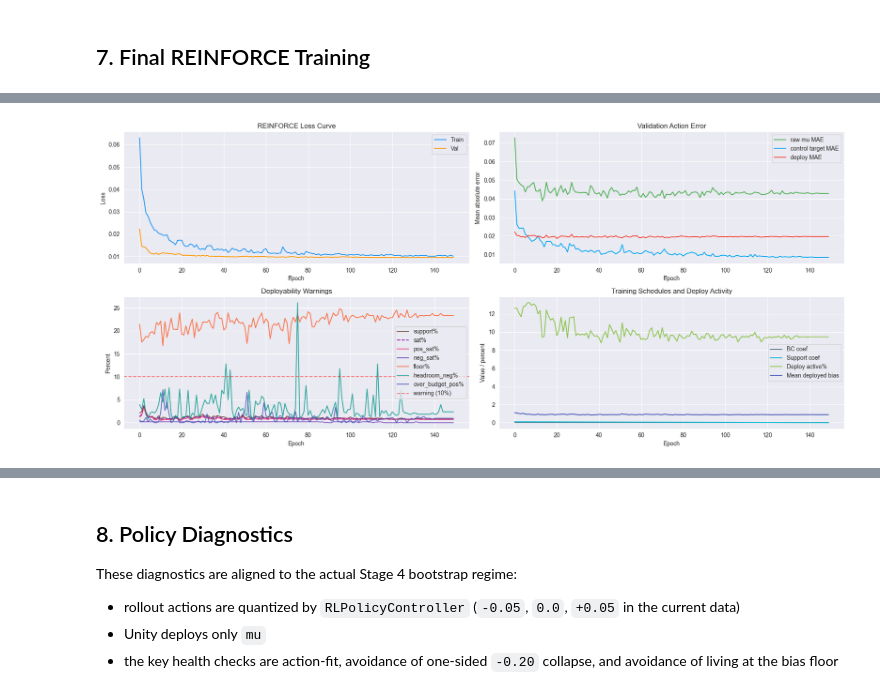
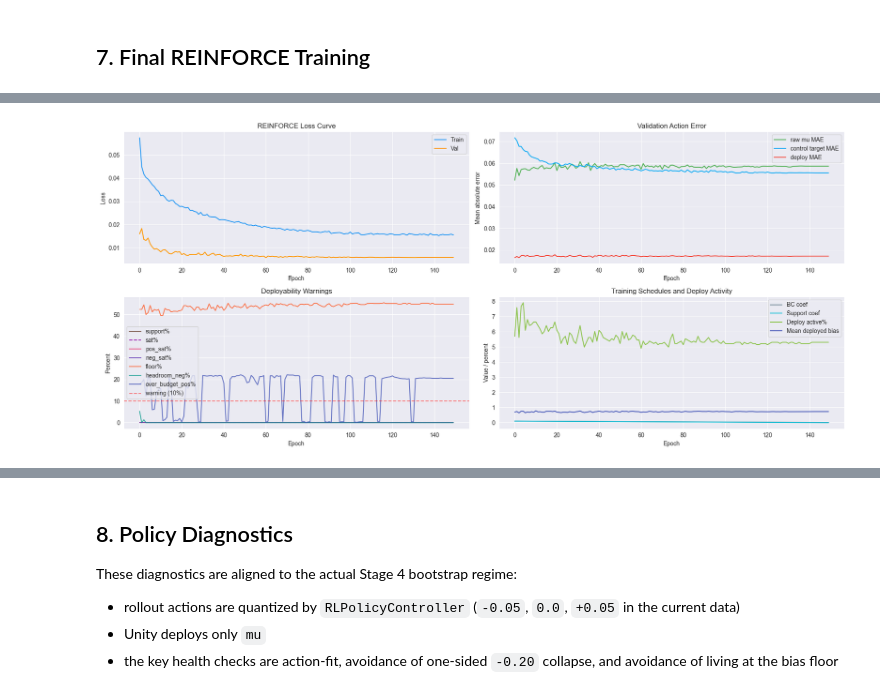
Before and after one commit to Silent0Wings/neural-lod, a Jupyter notebook: ml_pipeline/training/Stage_4/train_rl_policy_stage4.ipynb, the cells around one changed output, grey strips where cells are left out. Drawn from its saved outputs; the diff is of its cells as text; code cells hidden in the pictures.

```diff
--- a/ml_pipeline/training/Stage_4/train_rl_policy_stage4.ipynb
+++ b/ml_pipeline/training/Stage_4/train_rl_policy_stage4.ipynb
@@ -567,17 +639,9 @@ r_budget = (
     - OVER_BUDGET_COEF * over_budget
     - UNDER_BUDGET_COEF * under_budget
 )
-r_quality = QUALITY_REWARD_COEF * (gpu <= T_TARGET).astype('float32') * (0.5 * coverage_norm + 0.5 * bias_norm)
 r_recovery = RECOVERY_REWARD_COEF * under_budget_headroom * np.clip(bias_after - bias_before, 0.0, None).astype('float32')
-r_direction = CONTROL_DIRECTION_REWARD_COEF * (
-    (gpu > (T_TARGET + CONTROL_DEADBAND_MS)).astype('float32') * np.clip(-signed_bias_delta, 0.0, None)
-    + under_budget_headroom * np.clip(signed_bias_delta, 0.0, None)
-)
-r_near_target_penalty = NEAR_TARGET_ACTION_PENALTY_COEF * near_target * np.abs(signed_bias_delta)
-floor_distance = np.clip((BIAS_MIN + FLOOR_MARGIN) - bias_after, 0.0, None) / max(FLOOR_MARGIN, 1e-6)
-r_floor_penalty = LOW_BIAS_PENALTY_COEF * under_budget_headroom * floor_distance.astype('float32')
 
-rewards = np.clip(r_budget + r_quality + r_recovery + r_direction - r_near_target_penalty - r_floor_penalty, -REWARD_CLIP, REWARD_CLIP).astype('float32')
+rewards = np.clip(r_budget + r_recovery, -REWARD_CLIP, REWARD_CLIP).astype('float32')
 
 if len(rewards) == 0:
     raise ValueError('rewards is empty -- df_clean is empty')
@@ -1242,6 +1343,7 @@ history = {
     'r_quality_mean': [],
     'r_recovery_mean': [],
     'r_floor_penalty_mean': [],
+    'r_target_zone_mean': [],
     'bc_coef': [],
     'support_coef': [],
 }
@@ -1249,7 +1351,10 @@ n = len(X_tr_t)
 
 logging.info(f'TRAINING START | epochs={EPOCHS} lr={bp["lr"]:.5g} | fixed-sigma mu policy')
 
+# Initialize adaptive tuner for coefficient adjustment
+
 for epoch in range(EPOCHS):
+
     progress = epoch / max(EPOCHS - 1, 1)
     bc_coef = linear_schedule(BC_COEF_START, BC_COEF_END, progress)
     support_coef = linear_schedule(SUPPORT_COEF_START, SUPPORT_COEF_END, progress)
@@ -1261,7 +1366,7 @@ for epoch in range(EPOCHS):
     for start in range(0, n, BATCH_SIZE):
         b = idx[start:start + BATCH_SIZE]
         optimizer.zero_grad()
-        loss = reinforce_loss(model, X_tr_t[b], A_tr_t[b], G_tr_t[b], progress=progress)
+        loss = reinforce_loss(model, X_tr_t[b], A_tr_t[b], G_tr_t[b], bc_coef=bc_coef, support_coef=support_coef, progress=progress)
         loss.backward()
         nn.utils.clip_grad_norm_(model.parameters(), GRAD_CLIP)
         optimizer.step()
@@ -1275,9 +1380,8 @@ for epoch in range(EPOCHS):
         A_val_t,
         G_val_t,
         df_val,
-        progress=progress,
     )
-    v_loss, mae, support_viol_pct, sat_pct, pos_sat_pct, neg_sat_pct, zero_pct, deploy_mae, deploy_active_pct, mean_deployed_bias, floor_pct, control_mae, mean_mu, neg_mu_pct, pos_mu_pct, headroom_neg_pct, near_target_neg_pct, over_budget_pos_pct, r_budget_mean, r_quality_mean, r_recovery_mean, r_floor_penalty_mean = metrics
+    v_loss, mae, support_viol_pct, sat_pct, pos_sat_pct, neg_sat_pct, zero_pct, deploy_mae, deploy_active_pct, mean_deployed_bias, floor_pct, control_mae, mean_mu, neg_mu_pct, pos_mu_pct, headroom_neg_pct, near_target_neg_pct, over_budget_pos_pct, r_budget_mean, r_quality_mean, r_recovery_mean, r_floor_penalty_mean, r_target_zone_mean = metrics
 
     train_loss = float(np.mean(t_losses))
     history['train'].append(train_loss)
@@ -1302,6 +1406,7 @@ for epoch in range(EPOCHS):
     history['r_quality_mean'].append(r_quality_mean)
     history['r_recovery_mean'].append(r_recovery_mean)
     history['r_floor_penalty_mean'].append(r_floor_penalty_mean)
+    history['r_target_zone_mean'].append(r_target_zone_mean)
     history['bc_coef'].append(bc_coef)
     history['support_coef'].append(support_coef)
 
@@ -1315,7 +1420,7 @@ for epoch in range(EPOCHS):
         f'headroom_neg%={headroom_neg_pct:.2f} | near_target_neg%={near_target_neg_pct:.2f} | '
         f'over_budget_pos%={over_budget_pos_pct:.2f} | '
         f'r_budget={r_budget_mean:.4f} | r_quality={r_quality_mean:.4f} | '
-        f'r_recovery={r_recovery_mean:.4f} | r_floor_pen={r_floor_penalty_mean:.4f} | '
+        f'r_recovery={r_recovery_mean:.4f} | r_floor_pen={r_floor_penalty_mean:.4f} | r_tz={r_target_zone_mean:.4f} | '
         f'bc={bc_coef:.3f} | support={support_coef:.3f}'
     )
 
@@ -1419,37 +1524,4 @@ final_r_budget_mean = history['r_budget_mean'][-1]
 final_r_quality_mean = history['r_quality_mean'][-1]
 final_r_recovery_mean = history['r_recovery_mean'][-1]
 final_r_floor_penalty_mean = history['r_floor_penalty_mean'][-1]
-logging.info(f'Final fixed training sigma: {TRAIN_SIGMA:.4f}')
-logging.info(f'Final support violation rate: {final_support:.2f}%')
-logging.info(f'Final saturation rate: {final_sat:.2f}%')
-logging.info(f'Final positive saturation rate: {final_pos_sat:.2f}%')
-logging.info(f'Final negative saturation rate: {final_neg_sat:.2f}%')
-logging.info(f'Final control target MAE: {final_control_mae:.6f}')
-logging.info(f'Final deploy MAE: {final_deploy_mae:.6f}')
-logging.info(f'Final mean deployed bias: {final_mean_bias:.4f}')
-logging.info(f'Final floor occupancy: {final_floor_pct:.2f}%')
-logging.info(f'Final mean raw mu: {final_mean_mu:.4f}')
-logging.info(f'Final negative raw mu rate: {final_neg_mu_pct:.2f}%')
-logging.info(f'Final headroom negative rate: {final_headroom_neg_pct:.2f}%')
-logging.info(f'Final near-target negative rate: {final_near_target_neg_pct:.2f}%')
-logging.info(f'Final over-budget positive rate: {final_over_budget_pos_pct:.2f}%')
-logging.info(f'Final reward means | budget={final_r_budget_mean:.4f} quality={final_r_quality_mean:.4f} recovery={final_r_recovery_mean:.4f} floor_penalty={final_r_floor_penalty_mean:.4f}')
-
-if final_pos_sat > 10.0:
-    logging.warning('positive mu saturation too high - do not export without reviewing diagnostics')
-
-if final_neg_sat > 35.0:
-    logging.warning('negative mu saturation too high - policy is still collapsing toward low quality')
-
-if final_floor_pct > 50.0:
-    logging.warning('deployed bias spends too much time near the minimum floor - restore quality shaping before export')
-
-if final_over_budget_pos_pct > 35.0:
-    logging.warning('policy still pushes positive actions while over budget - explicit over-budget control remains broken')
-
-if final_headroom_neg_pct > 35.0:
-    logging.warning('policy still pushes negative actions while under budget headroom - explicit recovery control remains broken')
-
-if final_deploy_mae > 0.08:
-    logging.warning('deploy MAE is still high - do not export without reviewing diagnostics')
 # %% [output]
@@ -1473 +1545 @@ if final_deploy_mae > 0.08:
-[figure, old version]
+[figure, new version]
```
Also changed, not shown: parts of 18 cells of this notebook, 37 other files.
